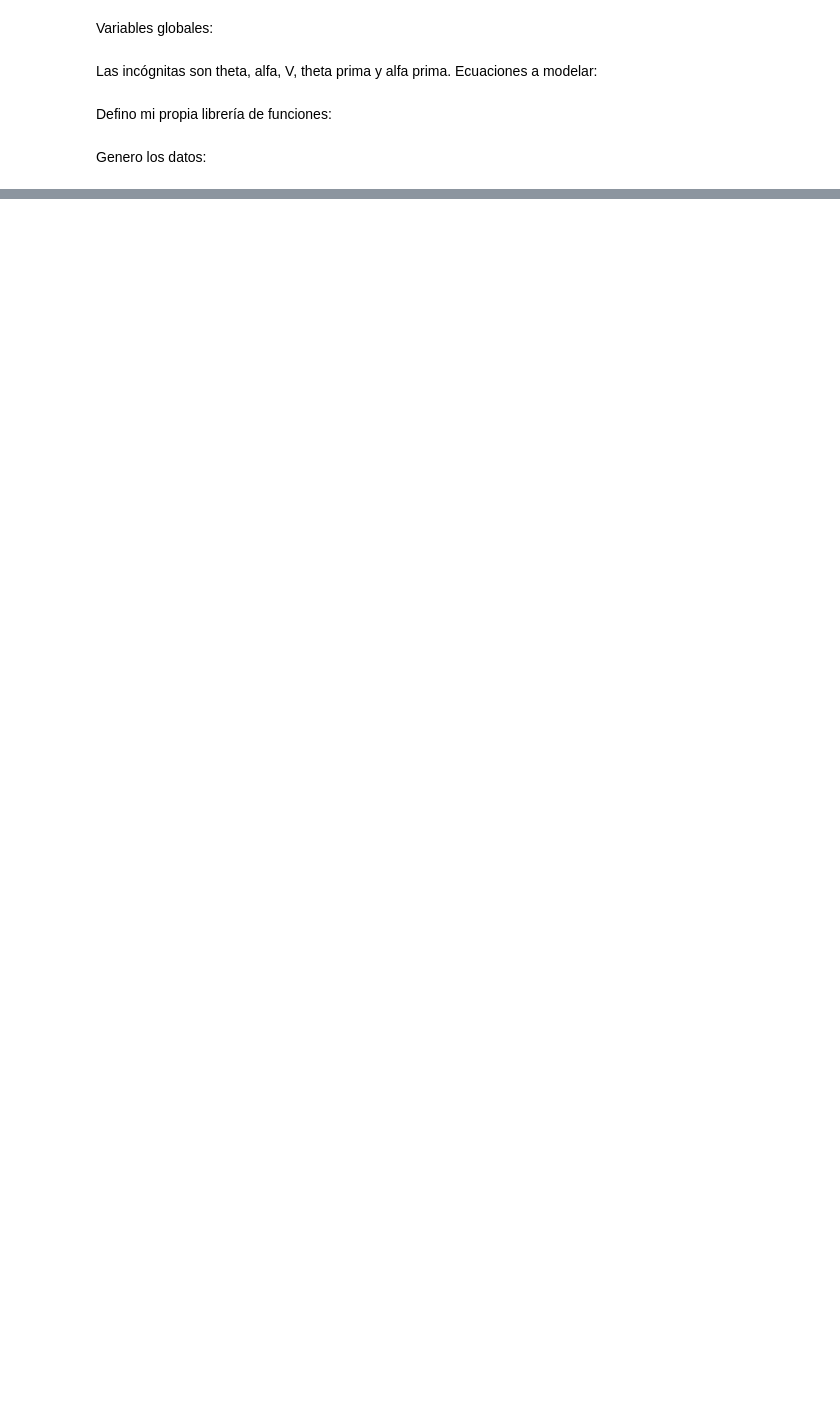
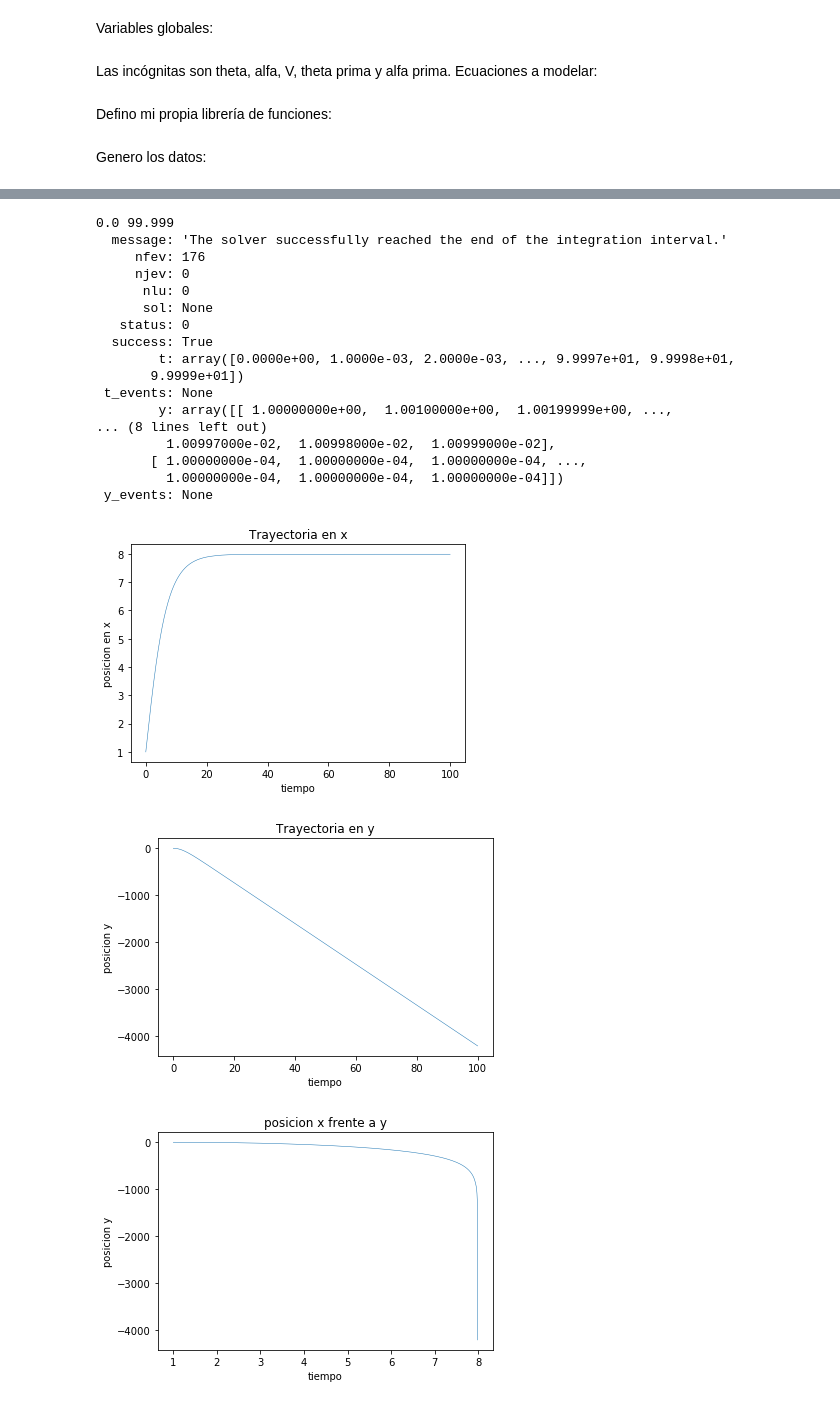
Before and after one commit to meridiaz/id-dispersa-aeronaves, a Jupyter notebook: cohete/Cohete.ipynb, the cells around one changed output, grey strips where cells are left out. Drawn from its saved outputs; the diff is of its cells as text; code cells hidden in the pictures; blank space fills up the shorter version.

```diff
--- a/cohete/Cohete.ipynb
+++ b/cohete/Cohete.ipynb
@@ -227,0 +294,59 @@ print(coefs)
+# %%
+#en este caso como no hay sust todos los cn son nulos al igual que los momentos
+paso_tiempo=0.001
+max_time = 100.0
+
+#parametros fisicos del cohete:
+param_cohe = {
+    'T': 0, #empuje
+    'm': 1, #masa
+    'rho': 1.225, #densidad
+    'd': 0.2, #diametro
+    'cntp': 0, #cntheta'
+    'cnap': 0,#cn alfa'
+    'cna': 0,#cnalfa
+    'Iy': 2/5*1*0.1**2,#inercia en el eje y de una esfera
+    'cma': 0,#cm alfa
+    'cmtp': 0,#60.934021,#cm theta'
+    'cmap': 0,#-225.731250,#cm alfa'
+    'cd0': 0.270000,
+    'g': 9.81, #gravedad
+}
+
+#coeficientes de las ecuaciones del cohete 2D:
+coefs = coefs_ecs(param_cohe)
+
+#valores iniciales:
+inicial_values = {
+    'x': 1.,
+    'y': 1.,
+    'vel': 1,
+    'alfa': 0.0001,
+    'theta': 0.0001,
+    'theta_dot': 0.0001
+}
+ #x,y,v, alfa, theta, theta'
+# %%
+#genero los datos:
+x_train, x_dot_train = calculate_data(max_time, paso_tiempo, coefs, inicial_values)
+# %% [output]
+0.0 99.999
+  message: 'The solver successfully reached the end of the integration interval.'
+     nfev: 176
+     njev: 0
+      nlu: 0
+      sol: None
+   status: 0
+  success: True
+        t: array([0.0000e+00, 1.0000e-03, 2.0000e-03, ..., 9.9997e+01, 9.9998e+01,
+       9.9999e+01])
+ t_events: None
+        y: array([[ 1.00000000e+00,  1.00100000e+00,  1.00199999e+00, ...,
+... (8 lines left out)
+         1.00997000e-02,  1.00998000e-02,  1.00999000e-02],
+       [ 1.00000000e-04,  1.00000000e-04,  1.00000000e-04, ...,
+         1.00000000e-04,  1.00000000e-04,  1.00000000e-04]])
+ y_events: None
+[figure, added]
+[figure, added]
+[figure, added]
```
Also changed, not shown: parts of 21 cells of this notebook.
